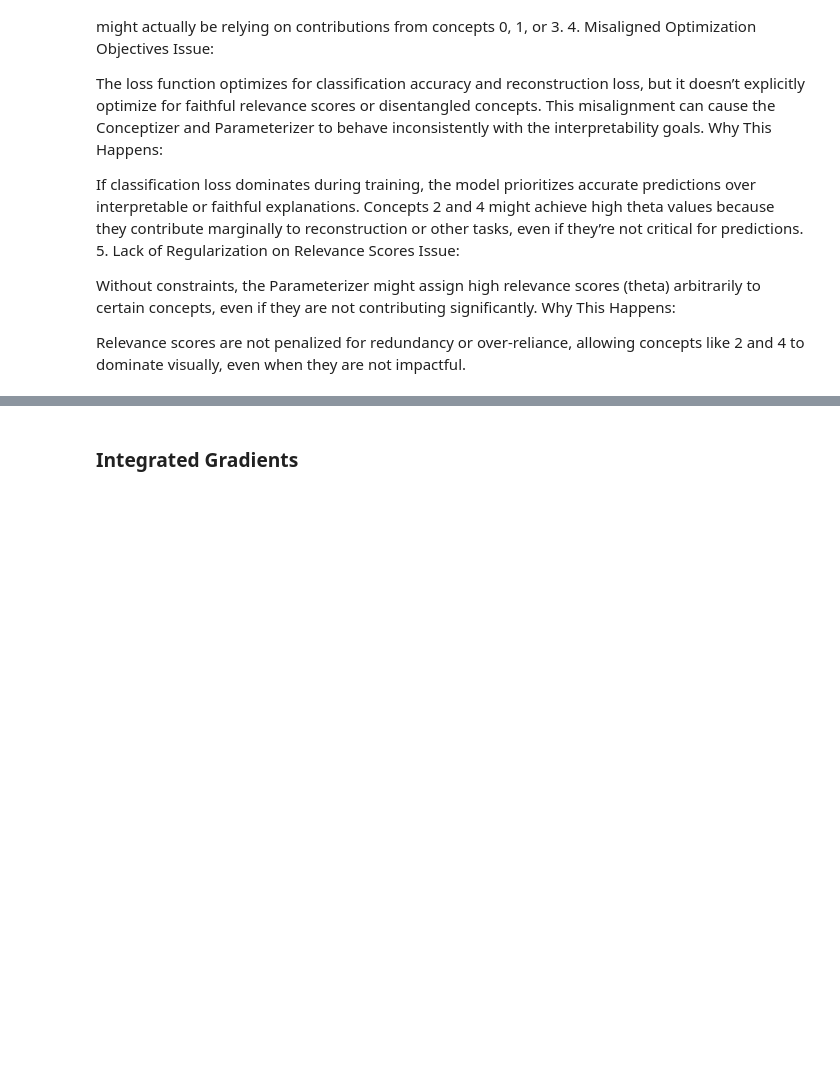
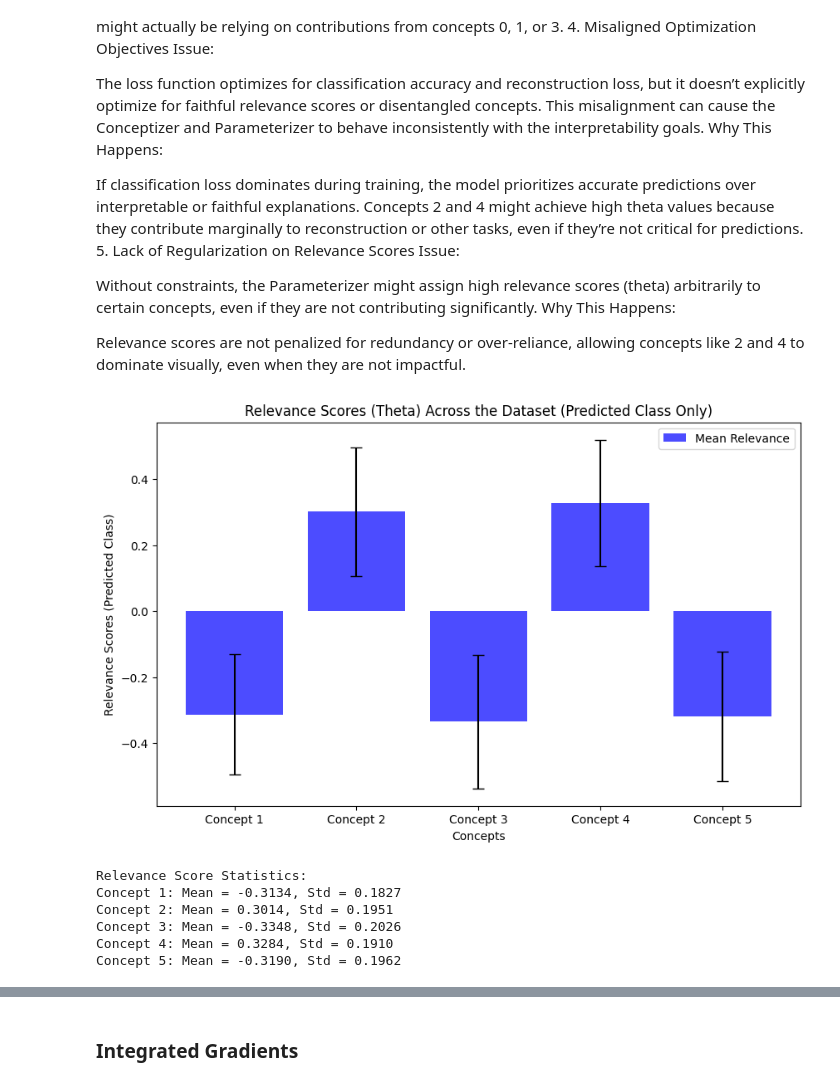
Before and after one commit to Ggenoni/SENN, a Jupyter notebook: training_SNEE.ipynb, the cells around one changed output, grey strips where cells are left out. Drawn from its saved outputs; the diff is of its cells as text; code cells hidden in the pictures; blank space fills up the shorter version.

```diff
--- a/training_SNEE.ipynb
+++ b/training_SNEE.ipynb
@@ -511,7 +523,7 @@ for i in range(len(concepts)):
 
     # Evaluate concept ablation
     original_preds, ablated_preds, impact = evaluate_concept_ablation(
-        mnist_SENN, dataset, ablated_concepts, device=device
+        mnist_SENN, mnist_test_dl, ablated_concepts, device=device
     )
 
     # Calculate the percentage of predictions affected by ablation
@@ -659,0 +739,21 @@ Relevance scores are not penalized for redundancy or over-reliance, allowing con
+# %%
+# Number of concepts in your model
+num_concepts = 5
+
+# Analyze relevance scores
+relevance_stats = analyze_relevance_scores_by_predicted_class(
+    mnist_SENN, mnist_test_dl, num_concepts=num_concepts, device=device
+)
+
+# Display statistics
+print("Relevance Score Statistics:")
+for concept, stats in relevance_stats.items():
+    print(f"Concept {int(concept)+1}: Mean = {stats['mean']:.4f}, Std = {stats['std']:.4f}")
+# %% [output]
+[figure, added]
+Relevance Score Statistics:
+Concept 1: Mean = -0.3134, Std = 0.1827
+Concept 2: Mean = 0.3014, Std = 0.1951
+Concept 3: Mean = -0.3348, Std = 0.2026
+Concept 4: Mean = 0.3284, Std = 0.1910
+Concept 5: Mean = -0.3190, Std = 0.1962
```
Also changed, not shown: parts of 4 cells of this notebook.
